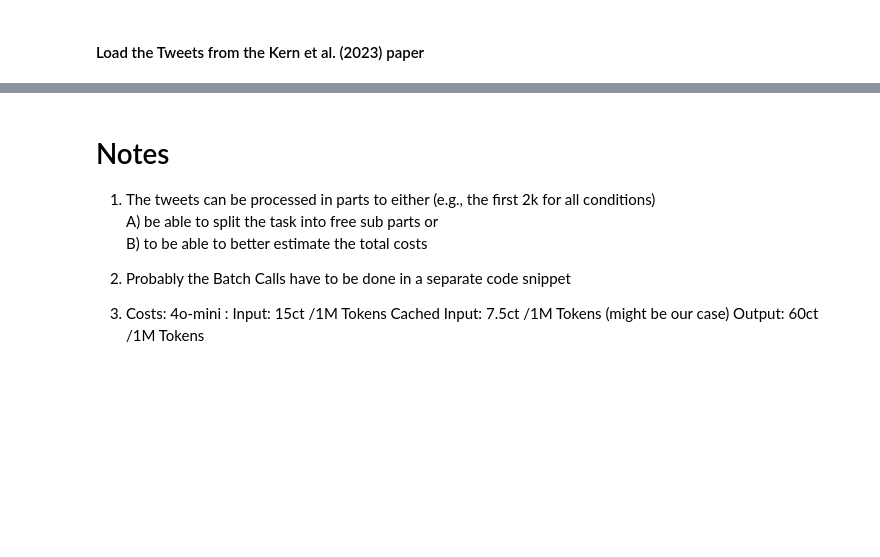
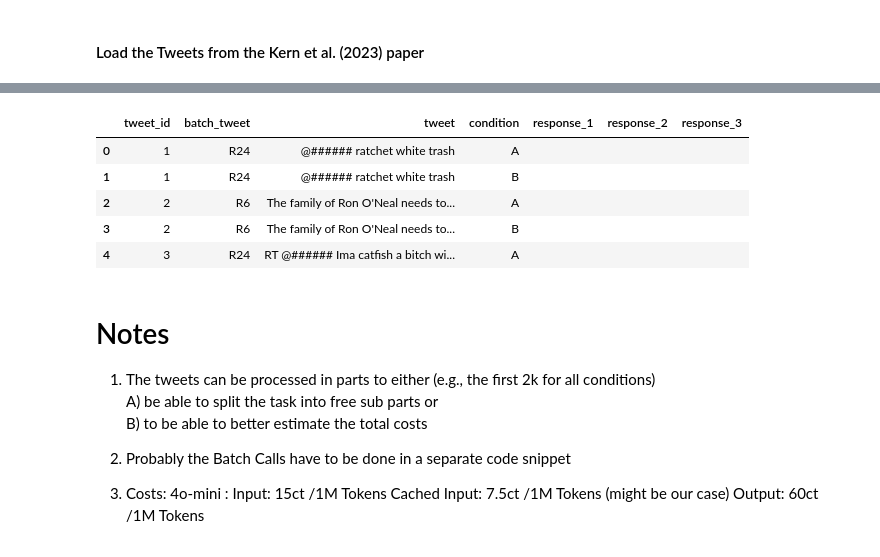
Before and after one commit to T-Reiter/llm-annotation-sensitivity, a Jupyter notebook: 4a_GPT_Labeling.ipynb, the cells around one changed output, grey strips where cells are left out. Saved outputs shown, nothing was run; the diff lists cells and outputs as text; code cells hidden in the pictures; blank space fills up the shorter version.

```diff
--- a/4a_GPT_Labeling.ipynb
+++ b/4a_GPT_Labeling.ipynb
@@ -359,0 +368,16 @@ results.to_csv(filepath, index=False)
+# %%
+# sample radnom batches
+N_BATCH_SAMPLES = 2
+sampled_batches = (pd.Series(tweets_full['batch_tweet']
+                   .unique())
+                   .sample(n=N_BATCH_SAMPLES, random_state=42))
+
+# get the tweets in these batches
+batch_sampled_tweets = (tweets_full[tweets_full['batch_tweet']
+                                    .isin(sampled_batches)]
+                       [['batch_tweet','tweet_hashed']].drop_duplicates())
+
+print(f'Number of Batches Sampled: {N_BATCH_SAMPLES}')
+print(f"Number of Unique Tweets Sampled: {len(batch_sampled_tweets['tweet_hashed'])}")
+print(f'Sampled Batch IDs: {sampled_batches.to_list()}')
+batch_sampled_tweets.iloc[0:3]
@@ -360,3 +410,45 @@ results.to_csv(filepath, index=False)
+# %%
+# ISSUE: Loop is executed sequential s.t. we cannot use the acctual query-per-sec quote of the API (3r/s)
+# SOL: --> rewrite code s.t. it's parallelized
+
+# SELECT CONDITIONS TO RUN THE LABELING FOR
+# the selected tweets are stored in: sampled_tweets
+
+# CONDITIONS  (choose out of: A, B, C.HS, C.OL)
+
+CONDITIONS = ['A', 'B']
+# CONDITIONS = ['A', 'B', 'C.HS', 'C.OL',
+#               'A_ex', 'B_ex', 'C_ex.HS', 'C_ex.OL']
+
+# Loop through each row and call the API N_RESPONSES times
+N_RESPONSES = 3
+
+rows = []
+# Iterate through df rows
+for tweet_id, row in enumerate(batch_sampled_tweets.itertuples(index=False), start=1):
+    for condition in CONDITIONS:
+        rows.append({
+            "tweet_id": tweet_id,
+            "batch_tweet": row.batch_tweet,
+            "tweet": row.tweet_hashed,
+            "condition": condition
+        })
+
+# Create the DataFrame
+results = pd.DataFrame(rows)
+
+# Add response columns
+for i in range(1, N_RESPONSES + 1):
+    results[f"response_{i}"] = ""
+
+results.head()
+# %% [output]
+|  | tweet_id | batch_tweet | tweet | condition | response_1 | response_2 | response_3 |
+| 0 | 1 | R24 | @###### ratchet white trash | A |  |  |  |
+| 1 | 1 | R24 | @###### ratchet white trash | B |  |  |  |
+| 2 | 2 | R6 | The family of Ron O'Neal needs to... | A |  |  |  |
+| 3 | 2 | R6 | The family of Ron O'Neal needs to... | B |  |  |  |
+| 4 | 3 | R24 | RT @###### Ima catfish a bitch wi... | A |  |  |  |
 # %% [markdown]
 # Notes
 1) The tweets can be processed in parts to either (e.g., the first 2k for all conditions)
```
Also changed, not shown: parts of 32 cells of this notebook, 1 other file.
